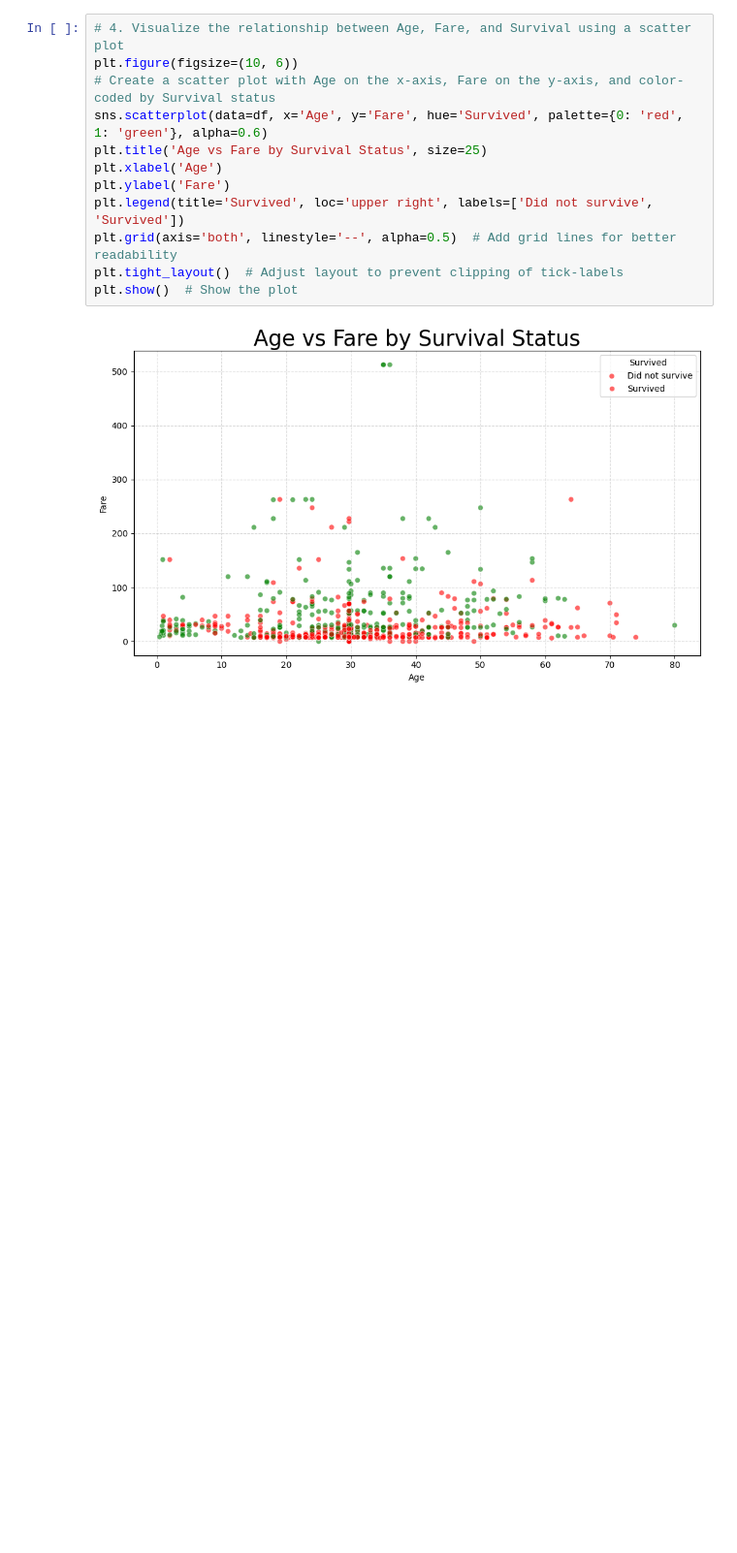
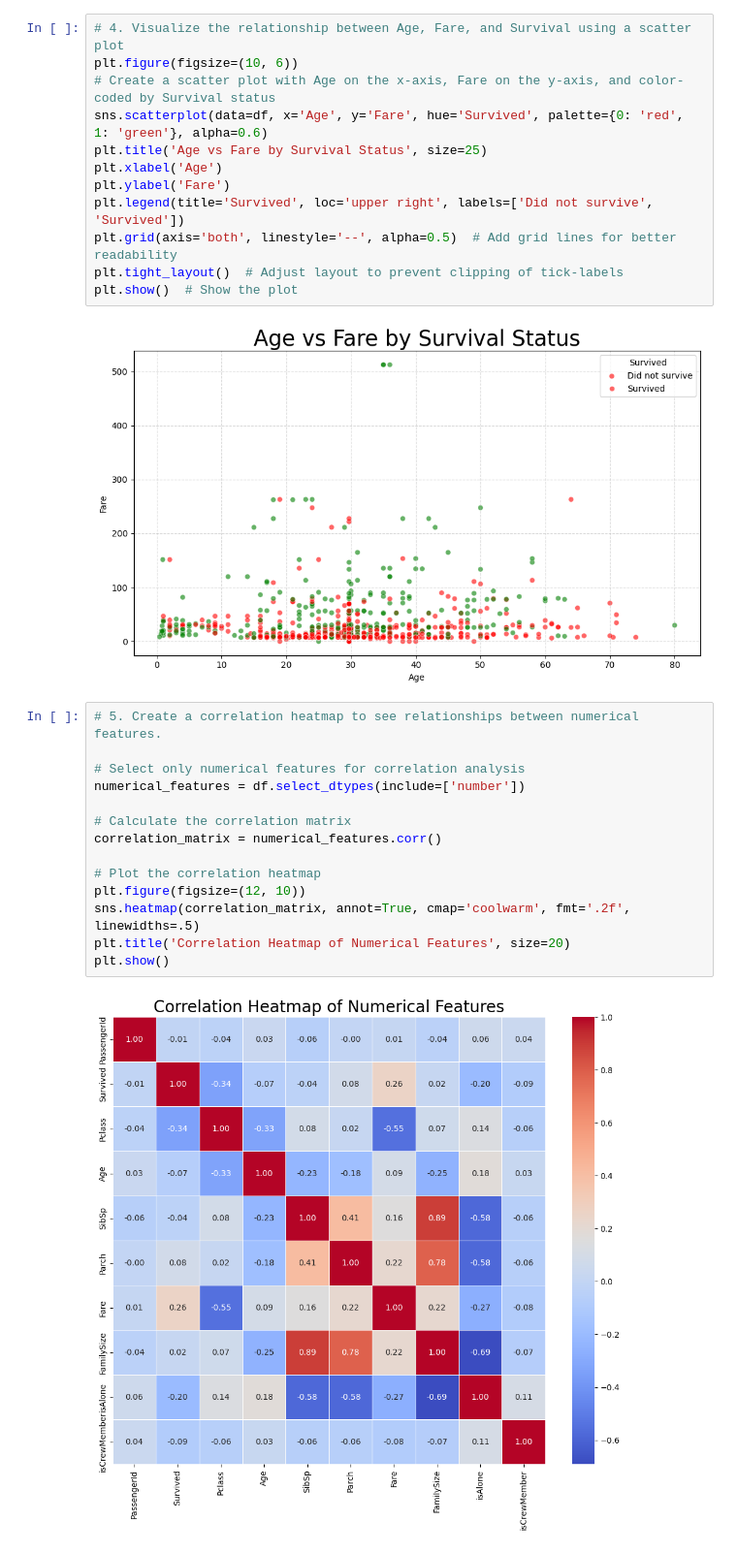
Before and after one commit to AlexJoseSebastian/ML_practice, a Jupyter notebook: Titanic.ipynb, the cells around one changed output. Shown at 97% size. Cells and saved outputs as stored; diff of their text form; blank space fills up the shorter version.

```diff
--- a/Titanic.ipynb
+++ b/Titanic.ipynb
@@ -809,3 +809,19 @@ plt.tight_layout()  # Adjust layout to prevent clipping of tick-labels
 plt.show()  # Show the plot
 # %% [output]
 [figure]
+# %%
+# 5. Create a correlation heatmap to see relationships between numerical features.
+
+# Select only numerical features for correlation analysis
+numerical_features = df.select_dtypes(include=['number'])
+
+# Calculate the correlation matrix
+correlation_matrix = numerical_features.corr()
+
+# Plot the correlation heatmap
+plt.figure(figsize=(12, 10))
+sns.heatmap(correlation_matrix, annot=True, cmap='coolwarm', fmt='.2f', linewidths=.5)
+plt.title('Correlation Heatmap of Numerical Features', size=20)
+plt.show()
+# %% [output]
+[figure, added]
```
